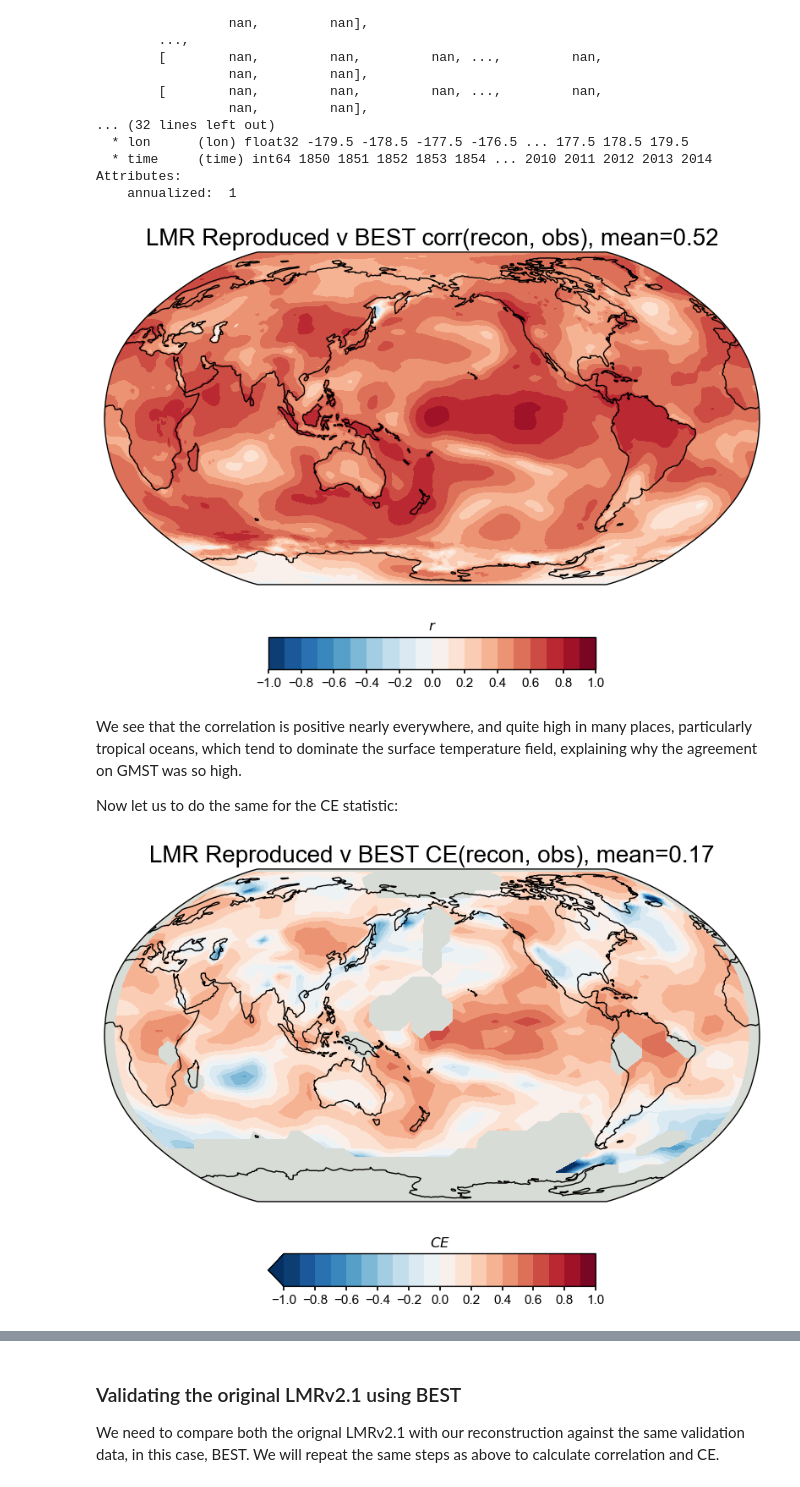
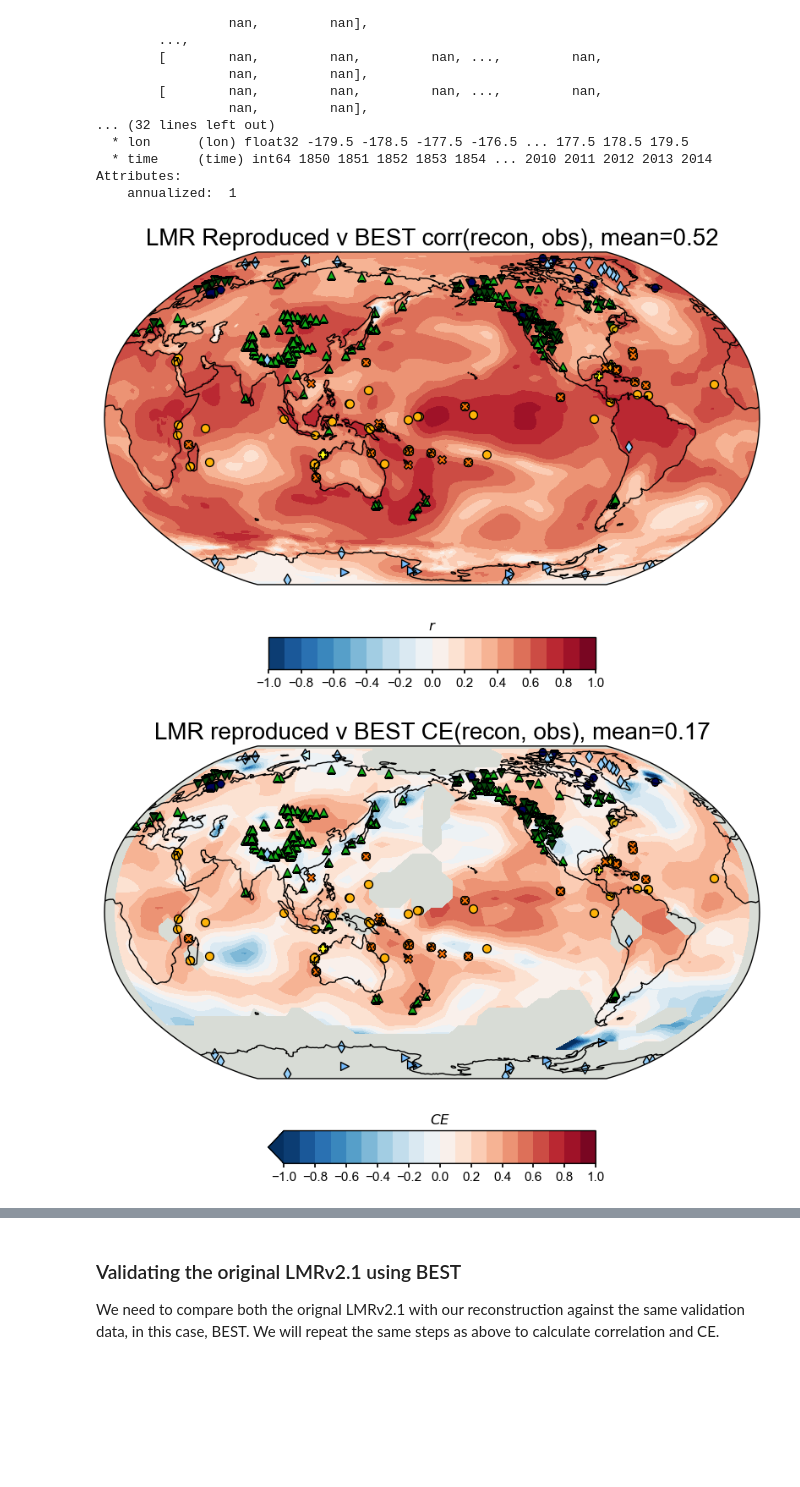
Before and after one commit to LinkedEarth/reproduce_lmr_pb, a Jupyter notebook: _sources/notebooks/validation/C03_a_validation.ipynb, the cells around one changed output, grey strips where cells are left out. Saved outputs shown, nothing was run; the diff lists cells and outputs as text; code cells hidden in the pictures; blank space fills up the shorter version.

```diff
--- a/_sources/notebooks/validation/C03_a_validation.ipynb
+++ b/_sources/notebooks/validation/C03_a_validation.ipynb
@@ -480,3 +485,6 @@ res_tas.plot()
+# %%
+pdb = cfr.ProxyDatabase().load_nc('./prev_data/pdb/filtered_ptype_res_cfr_pages2kv2.nc')
+pdb.refresh()
 # %% [markdown]
 ### Validating our reconstruction using BEST
 LMR did their climate field validation against BEST, so we will do the same to get our correlation and CE metrics. The formatting is the same process as above, but wrapping the longitude and alterating time array to be in datetime format.
@@ -537,34 +545,33 @@ valid_fdb.plot_kwargs.update({'cbar_orientation': 'horizontal', 'cbar_pad': 0.1}
 fig, ax = valid_fdb.plot(
     title=f'LMR Reproduced v BEST corr(recon, obs), mean={valid_fdb.geo_mean().value[0,0]:.2f}',
     plot_cbar=True,
-    plot_proxydb=False,
+    plot_proxydb=True,
+    proxydb =pdb,
     cmap='RdBu_r'
 )
 
 cfr.showfig(fig)
 # %% [output]
-[figure, old version]
+[figure, new version]
-# %% [markdown]
-We see that the correlation is positive nearly everywhere, and quite high in many places, particularly tropical oceans, which tend to dominate the surface temperature field, explaining why the agreement on GMST was so high.
-
-Now let us to do the same for the CE statistic:
 # %%
+# Then do the comparison (CE)
 valid_fdbx = res.recons['tas'].compare(
     target_wrapped,
     stat='CE',
     timespan=(1880, 2000),
-    interp_target = 'self'
+    interp_target='self'
 )
 
 # Plot with updated settings
 valid_fdbx.plot_kwargs.update({'cbar_orientation': 'horizontal', 'cbar_pad': 0.1})
 fig, ax = valid_fdbx.plot(
-    title=f'LMR Reproduced v BEST CE(recon, obs), mean={valid_fdbx.geo_mean().value[0,0]:.2f}',
+    title=f'LMR reproduced v BEST CE(recon, obs), mean={valid_fdbx.geo_mean().value[0,0]:.2f}',
     plot_cbar=True,
-    plot_proxydb=False,
+    plot_proxydb=True,
+    proxydb =pdb,
     cmap='RdBu_r'
 )
 
 cfr.showfig(fig)
 # %% [output]
-[figure, old version]
+[figure, new version]
```
Also changed, not shown: parts of 24 cells of this notebook, 23 other files.
